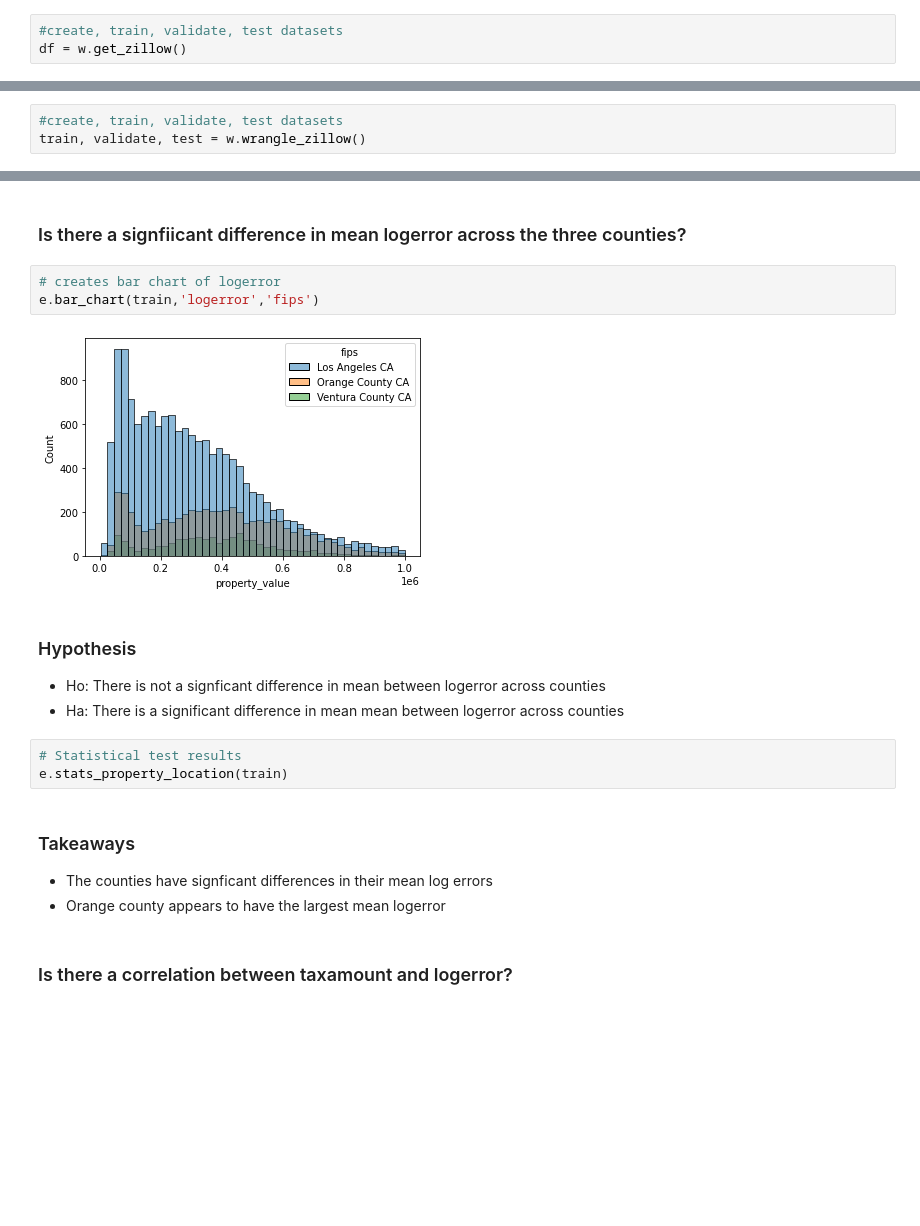
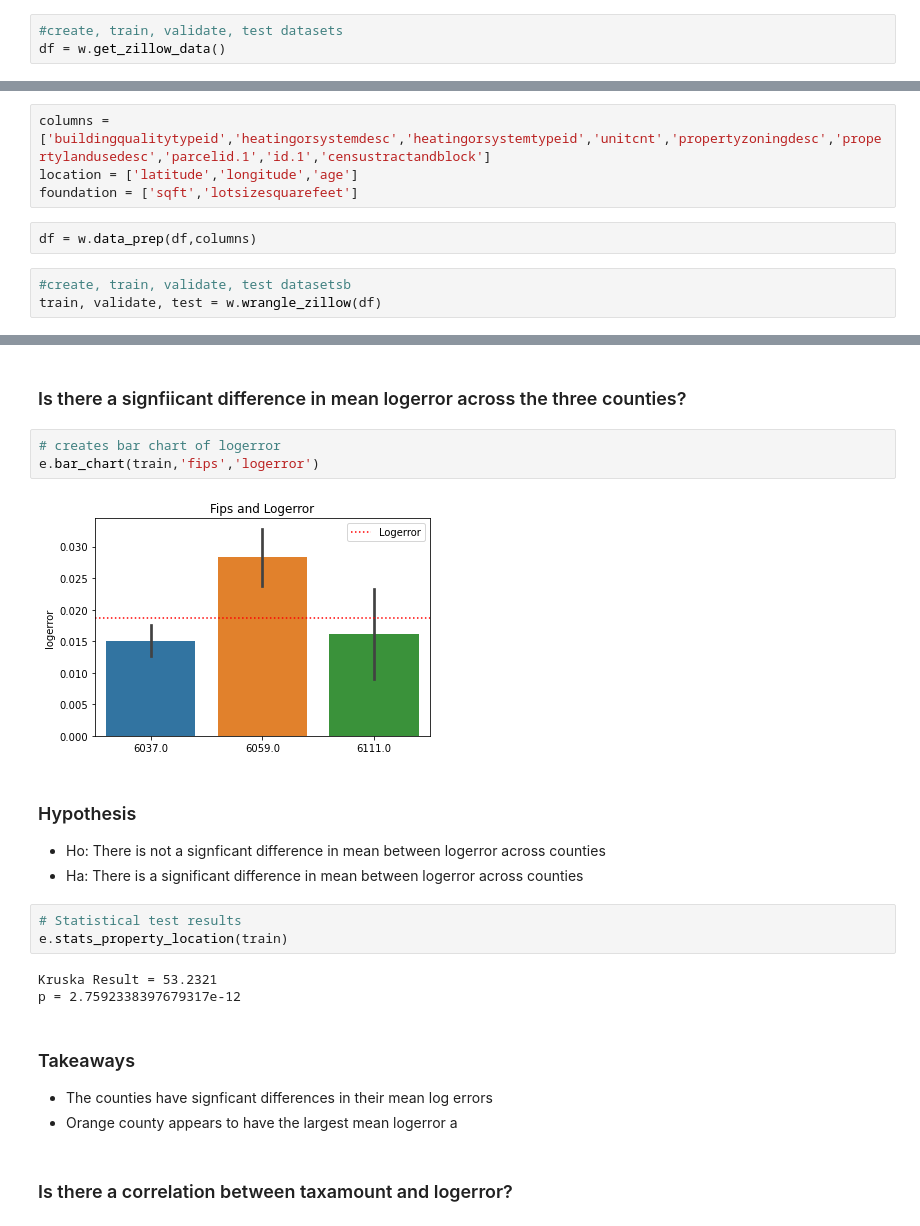
Before and after one commit to zach-allante/clustering-project, a Jupyter notebook: final_project_notebook.ipynb, the cells around one changed output, grey strips where cells are left out. Cells and saved outputs as stored; diff of their text form; blank space fills up the shorter version.

```diff
--- a/final_project_notebook.ipynb
+++ b/final_project_notebook.ipynb
@@ -44,3 +47,3 @@ ModuleNotFoundError: No module named 'acquire'
 # %%
 #create, train, validate, test datasets
-df = w.get_zillow()
+df = w.get_zillow_data()
@@ -49,3 +50,9 @@ NameError: name 'w' is not defined
+# %%
+columns = ['buildingqualitytypeid','heatingorsystemdesc','heatingorsystemtypeid','unitcnt','propertyzoningdesc','propertylandusedesc','parcelid.1','id.1','censustractandblock']
+location = ['latitude','longitude','age']
+foundation = ['sqft','lotsizesquarefeet']
+# %%
+df = w.data_prep(df,columns)
 # %%
-#create, train, validate, test datasets
-train, validate, test = w.wrangle_zillow()
+#create, train, validate, test datasetsb
+train, validate, test = w.wrangle_zillow(df)
@@ -79,22 +97,26 @@ Difference   27969.2
 ### Is there a signfiicant difference in mean logerror across the three counties?
 # %%
 # creates bar chart of logerror
-e.bar_chart(train,'logerror','fips')
+e.bar_chart(train,'fips','logerror')
 # %% [output]
-[figure, old version]
+[figure, new version]
 # %% [markdown]
 ### Hypothesis
 
 - Ho: There is not a signficant difference in mean between logerror across counties<br>
-- Ha: There is a significant difference in mean mean between logerror across counties
+- Ha: There is a significant difference in mean  between logerror across counties
 # %%
 # Statistical test results
 e.stats_property_location(train)
+# %% [output]
+Kruska Result = 53.2321
+p = 2.7592338397679317e-12
 # %% [markdown]
 ### Takeaways
 
 - The counties have signficant differences in their mean log errors
 - Orange county appears to have the largest mean logerror
+a
 # %% [markdown]
 ### Is there a correlation between taxamount and logerror?
 # %%
```
Also changed, not shown: parts of 32 cells of this notebook.
